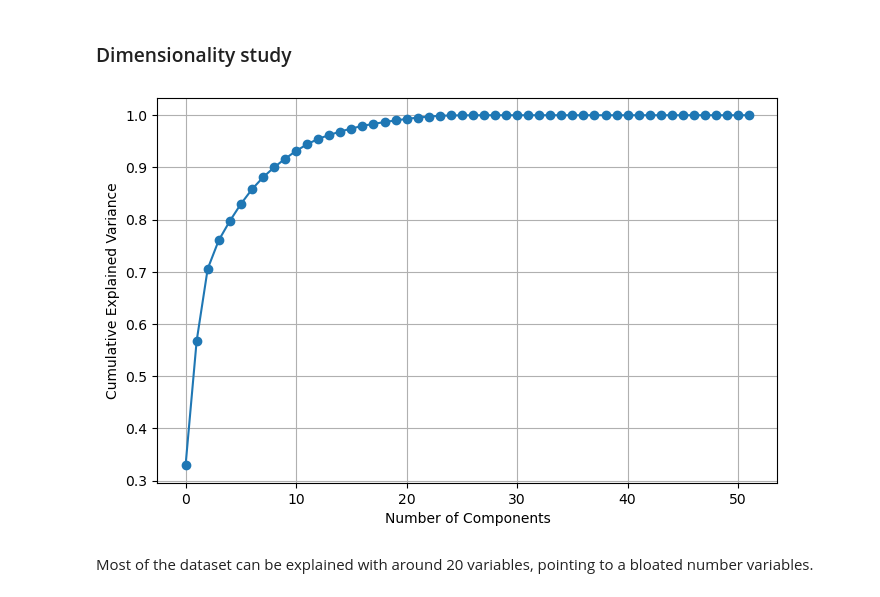
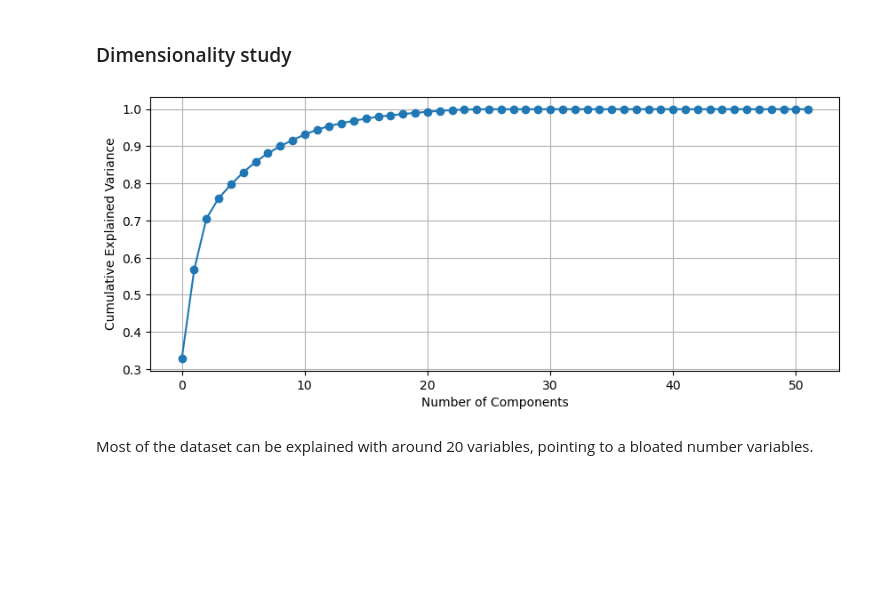
Before and after one commit to marcvem2AED/TFM_MCD_MarcVelascoMateu, a Jupyter notebook: 2-Data_analysis.ipynb, the cells around one changed output. Cells and saved outputs as stored; diff of their text form; code cells hidden in the pictures; blank space fills up the shorter version.

```diff
--- a/2-Data_analysis.ipynb
+++ b/2-Data_analysis.ipynb
@@ -572,23 +577,23 @@ We can see that even though `fwns` has really small consistent values, other one
 # %%
 numeric_df = df.select_dtypes(include='number')
 
 scaler = StandardScaler()
 X_scaled = scaler.fit_transform(numeric_df)
 
 pca = PCA()
 X_pca = pca.fit_transform(X_scaled)
 
 explained = pca.explained_variance_ratio_
 cumulative = np.cumsum(explained)
 
-plt.figure(figsize=(8,5))
+plt.figure(figsize=(10,4))
 plt.plot(cumulative, marker='o')
 plt.xlabel("Number of Components")
 plt.ylabel("Cumulative Explained Variance")
 plt.grid(True)
 plt.show()
 # %% [output]
-[figure, old version]
+[figure, new version]
 # %% [markdown]
 Most of the dataset can be explained with around 20 variables, pointing to a bloated number variables.
 # %% [markdown]
```
Also changed, not shown: parts of 7 cells of this notebook, 4 other files.
